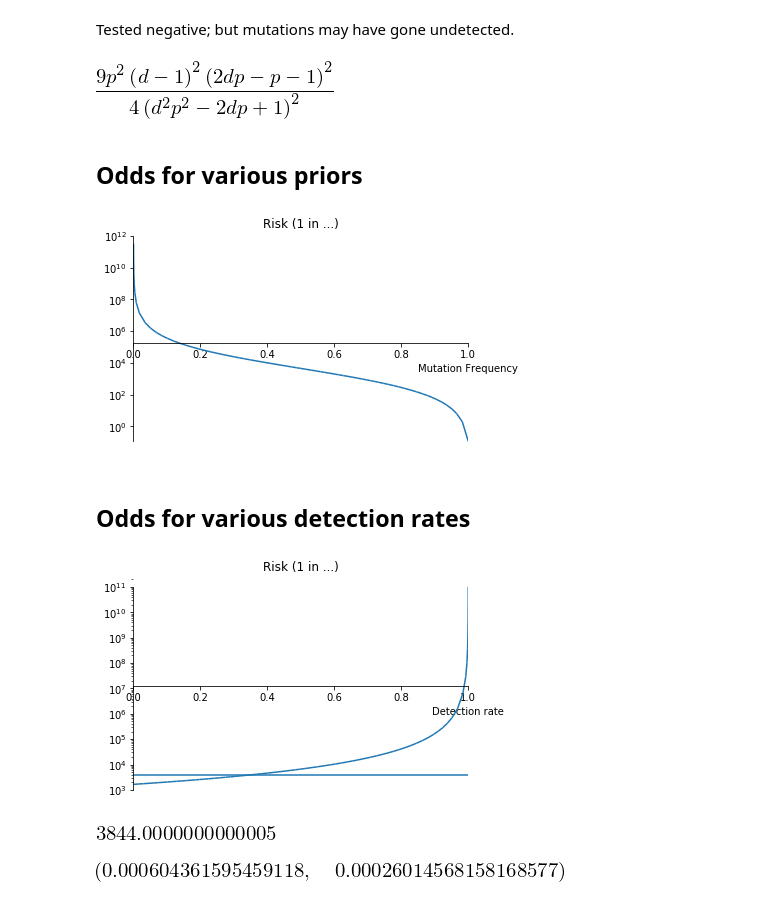
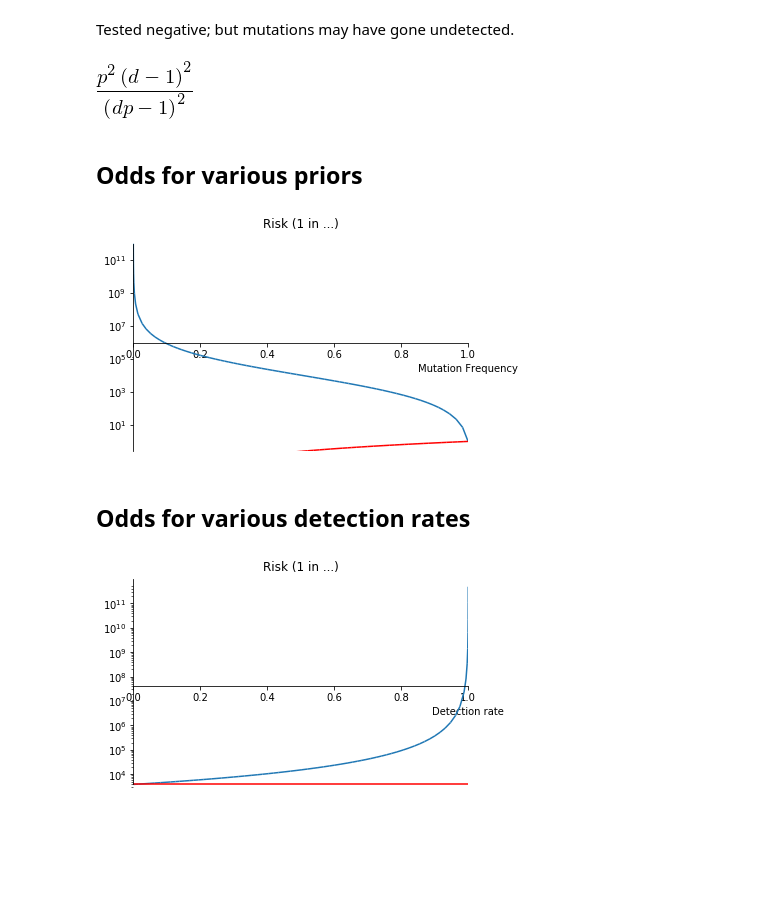
Before and after one commit to lucaswiman/stuff, a Jupyter notebook: documents/20180424--sympy-pyninsula-talk/Pyninsula talk.ipynb, the cells around one changed output. Saved outputs shown, nothing was run; the diff lists cells and outputs as text; code cells hidden in the pictures; blank space fills up the shorter version.

```diff
--- a/documents/20180424--sympy-pyninsula-talk/Pyninsula talk.ipynb
+++ b/documents/20180424--sympy-pyninsula-talk/Pyninsula talk.ipynb
@@ -177,7 +177,7 @@ def meiosis(diploid_dist: ProbabilityDistribution):
     probabilities = defaultdict(lambda: 0)
     for (geno1, geno2), probability in diploid_dist.items():
         probabilities[geno1] = sympy.simplify(probabilities[geno1] + probability / 2)
-        probabilities[geno2] += sympy.simplify(probabilities[geno2] + probability / 2)
+        probabilities[geno2] = sympy.simplify(probabilities[geno2] + probability / 2)
     return ProbabilityDistribution(probabilities)
 # %%
 def fertilize(egg: ProbabilityDistribution,
@@ -220,40 +220,37 @@ AFFECTED = (mutant, mutant)
 reproductive_risk = sympy.simplify(child_posterior[AFFECTED])
 reproductive_risk
 # %% [output]
-[figure, old version]
+[figure, new version]
 # %% [markdown]
 ## Odds for various priors
 # %%
 plt = plot(
     1 / reproductive_risk.subs({detection_rate: 0.99}),
+    p ** 2,  # prior
     (p, 0, 1),
     yscale='log',
     xlabel='Mutation Frequency',
     ylabel='',
     title='Risk (1 in ...)',
     show=False)
+plt[1].line_color = 'red'
 plt.show()
 # %% [output]
-[figure, old version]
+[figure, new version]
 # %% [markdown]
 ## Odds for various detection rates
 # %%
 mutation_frequency = 1 / 62
 plt = plot(
-    1/(mutation_frequency ** 2),
     1 / reproductive_risk.subs({p: mutation_frequency}),
+    1/(mutation_frequency ** 2),  # prior
     (detection_rate, 0, 1),
     yscale='log',
     xlabel='Detection rate',
     ylabel='',
     title='Risk (1 in ...)',
     show=False)
+plt[1].line_color = 'red'
 plt.show()
-1/(mutation_frequency ** 2)
 # %% [output]
-[figure, old version]
+[figure, new version]
-[figure, removed]
-# %%
-reproductive_risk.subs({p: 1/ 62, detection_rate: 0}), 1/(62 ** 2)
-# %% [output]
-[figure, removed]
```
